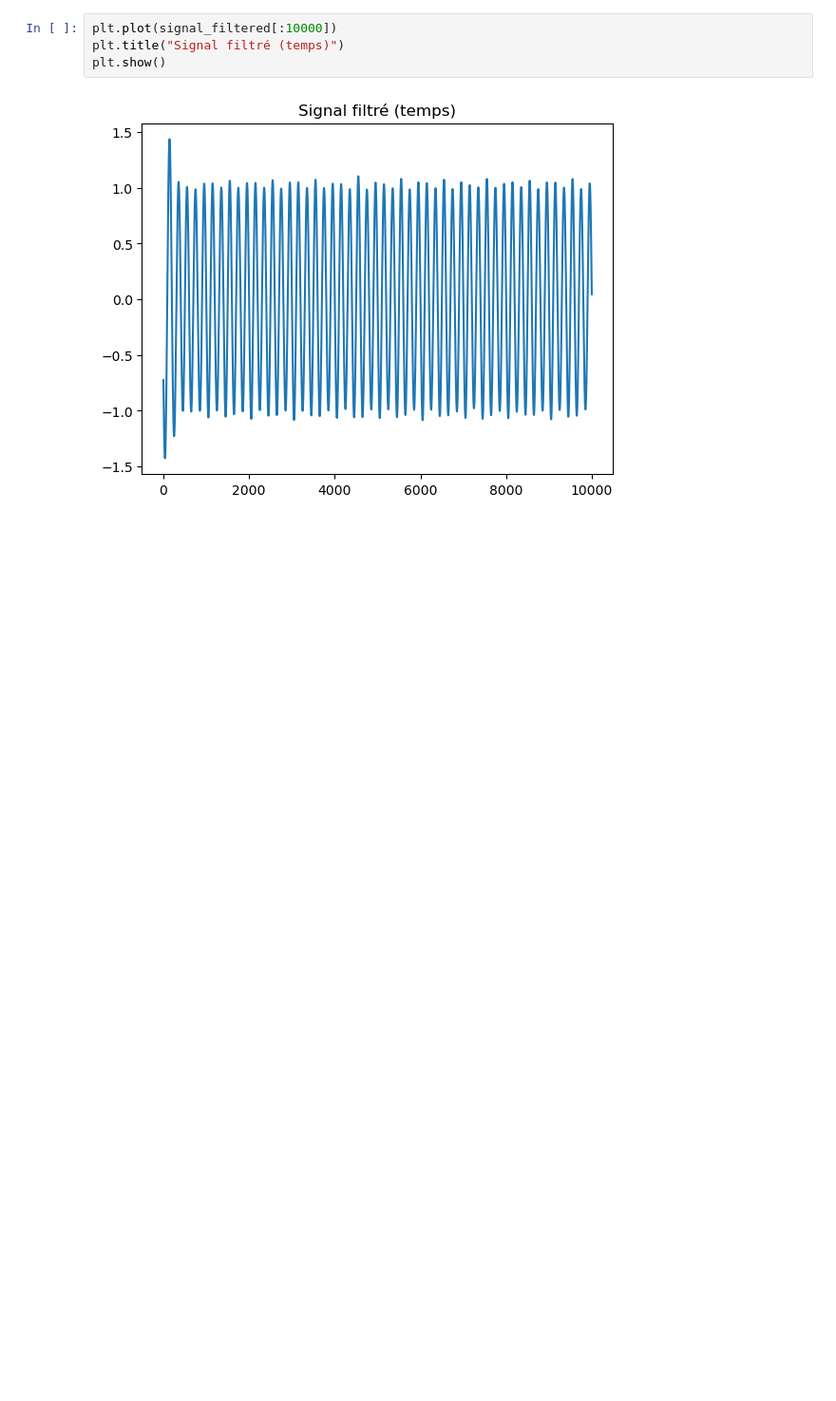
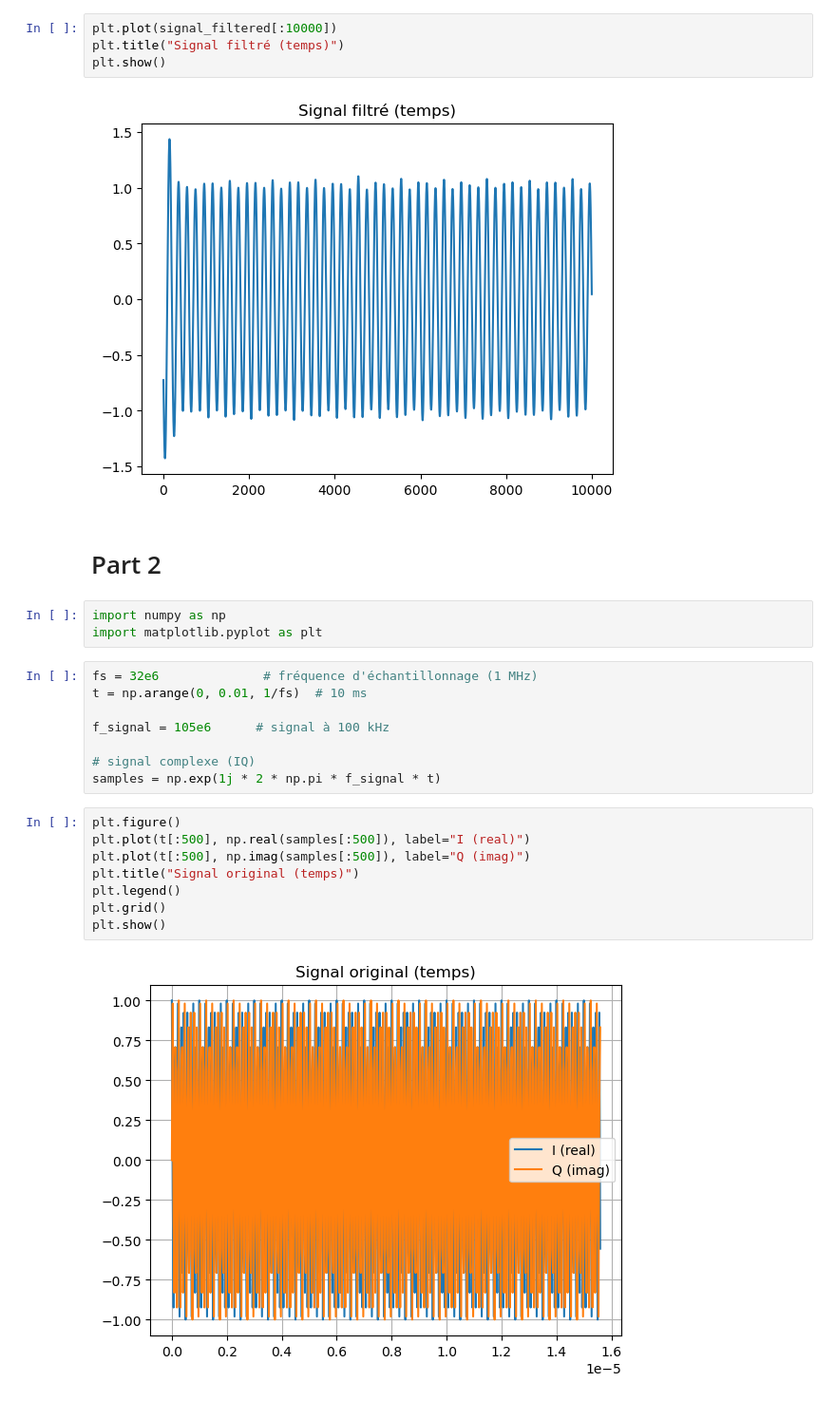
Before and after one commit to yousefBens/SDR_PRPD, a Jupyter notebook: Learn.ipynb, the cells around one changed output. Shown at 95% size. Saved outputs shown, nothing was run; the diff lists cells and outputs as text; blank space fills up the shorter version.

```diff
--- a/Learn.ipynb
+++ b/Learn.ipynb
@@ -228,3 +228,26 @@ plt.title("Signal filtré (temps)")
 plt.show()
 # %% [output]
 [figure]
+# %% [markdown]
+# Part 2
+# %%
+import numpy as np
+import matplotlib.pyplot as plt
+# %%
+fs = 32e6              # fréquence d'échantillonnage (1 MHz)
+t = np.arange(0, 0.01, 1/fs)  # 10 ms
+
+f_signal = 105e6      # signal à 100 kHz
+
+# signal complexe (IQ)
+samples = np.exp(1j * 2 * np.pi * f_signal * t)
+# %%
+plt.figure()
+plt.plot(t[:500], np.real(samples[:500]), label="I (real)")
+plt.plot(t[:500], np.imag(samples[:500]), label="Q (imag)")
+plt.title("Signal original (temps)")
+plt.legend()
+plt.grid()
+plt.show()
+# %% [output]
+[figure, added]
```
Also changed, not shown: parts of 4 cells of this notebook, 7 other files.
